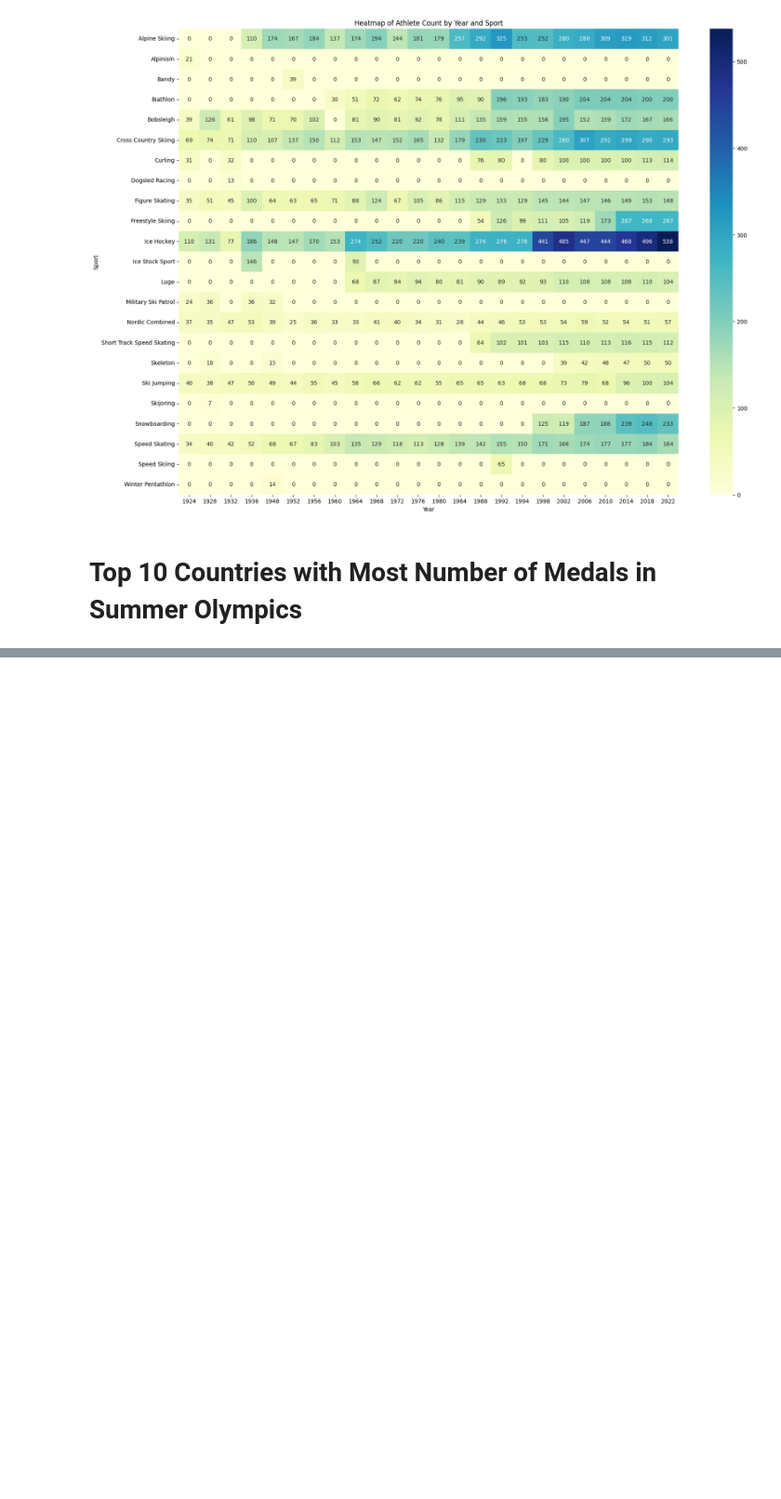
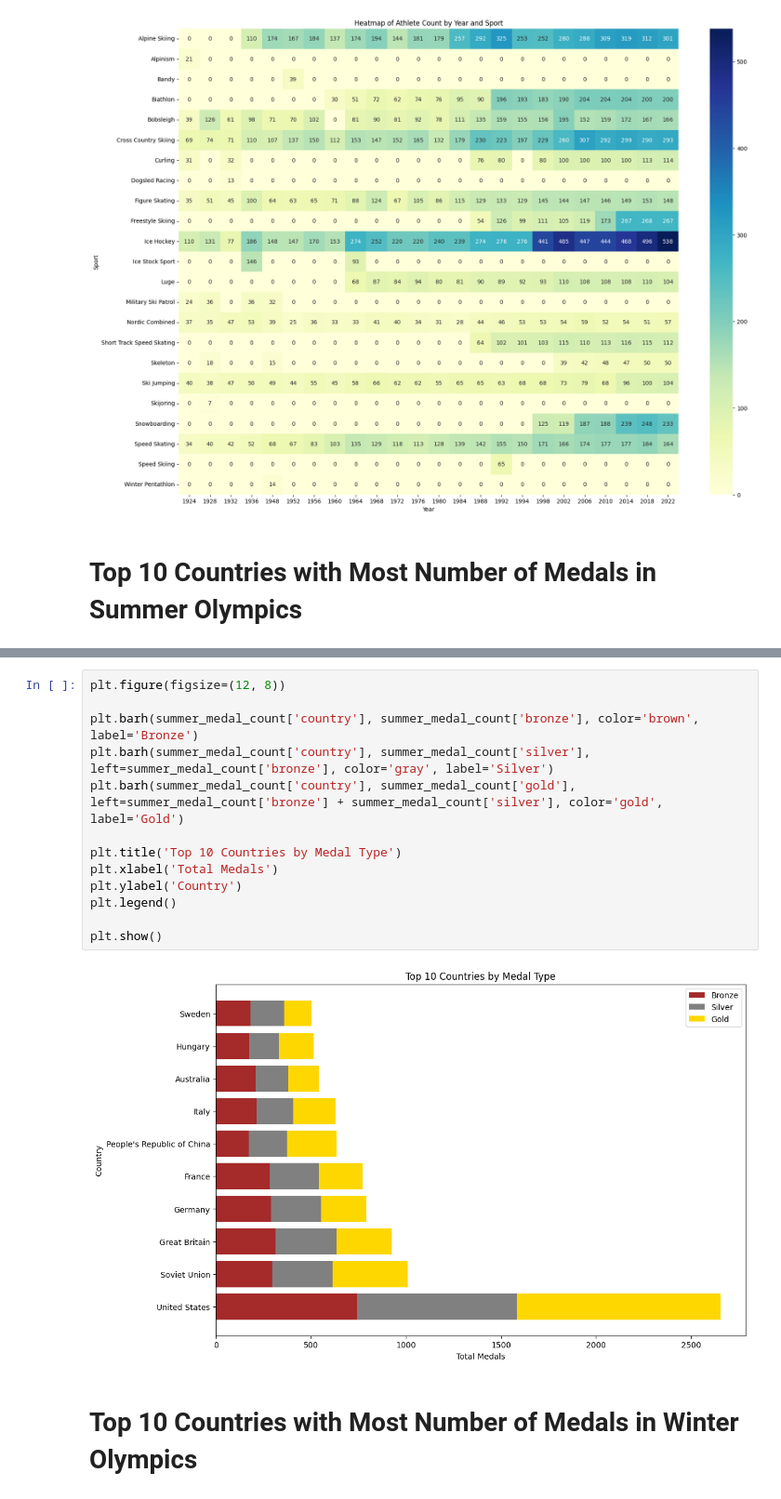
Before and after one commit to VishwajeetEkal/126-Years-Olympics, a Jupyter notebook: Basic_Descriptive_Statistics.ipynb, the cells around one changed output, grey strips where cells are left out. Shown at 93% size. Saved outputs shown, nothing was run; the diff lists cells and outputs as text; blank space fills up the shorter version.

```diff
--- a/Basic_Descriptive_Statistics.ipynb
+++ b/Basic_Descriptive_Statistics.ipynb
@@ -270,0 +269,17 @@ dtype: int64
+# %%
+plt.figure(figsize=(12, 8))
+
+plt.barh(summer_medal_count['country'], summer_medal_count['bronze'], color='brown', label='Bronze')
+plt.barh(summer_medal_count['country'], summer_medal_count['silver'], left=summer_medal_count['bronze'], color='gray', label='Silver')
+plt.barh(summer_medal_count['country'], summer_medal_count['gold'], left=summer_medal_count['bronze'] + summer_medal_count['silver'], color='gold', label='Gold')
+
+plt.title('Top 10 Countries by Medal Type')
+plt.xlabel('Total Medals')
+plt.ylabel('Country')
+plt.legend()
+
+plt.show()
+# %% [output]
+[figure, added]
+# %% [markdown]
+# **Top 10 Countries with Most Number of Medals in Winter Olympics**
```
Also changed, not shown: parts of 18 cells of this notebook.
